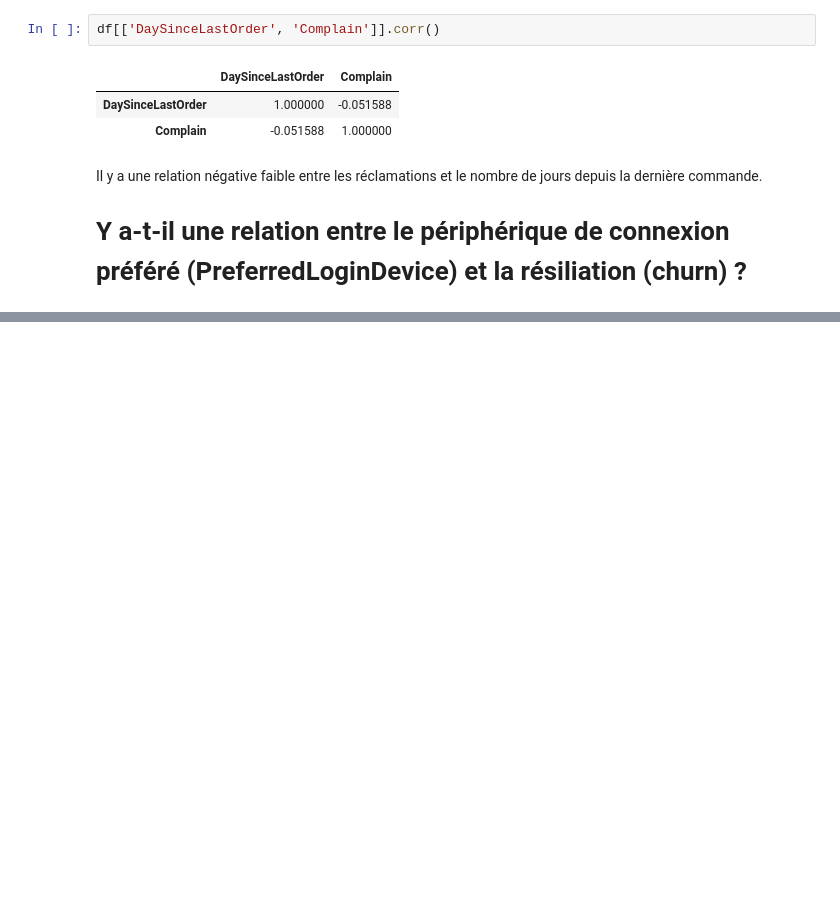
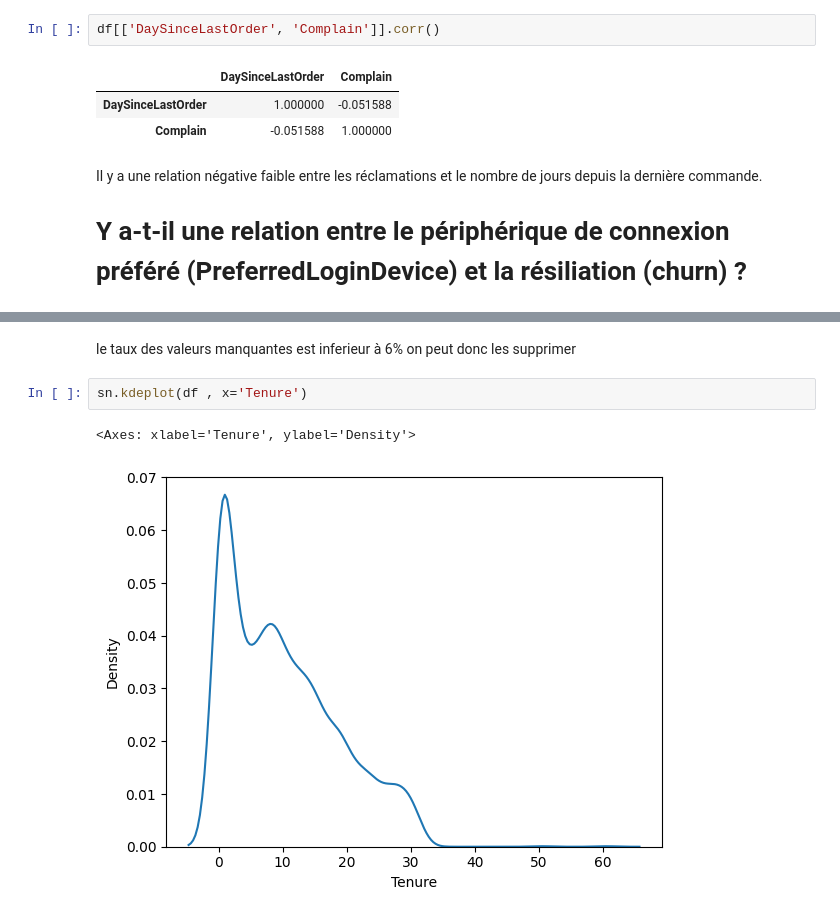
Before and after one commit to k-chanez/Churn-prediction, a Jupyter notebook: Churn_prediction_IA.ipynb, the cells around one changed output, grey strips where cells are left out. Drawn from its saved outputs; the diff is of its cells as text; blank space fills up the shorter version.

```diff
--- a/Churn_prediction_IA.ipynb
+++ b/Churn_prediction_IA.ipynb
@@ -600,0 +1084,7 @@ mobile phone users are likely to churn may be this indicates a problem on the ap
+# %% [markdown]
+le taux des valeurs manquantes est inferieur à 6% on peut donc les supprimer
+# %%
+sn.kdeplot(df , x='Tenure')
+# %% [output]
+<Axes: xlabel='Tenure', ylabel='Density'>
+[figure, added]
```
Also changed, not shown: parts of 63 cells of this notebook.
